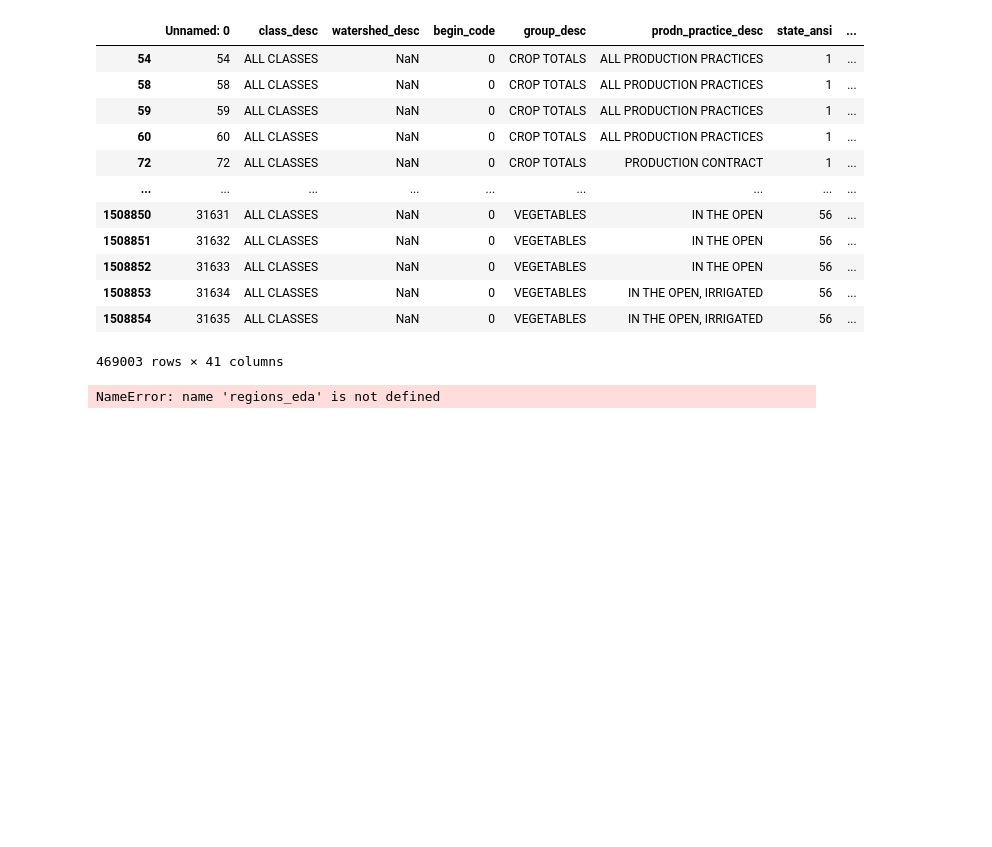
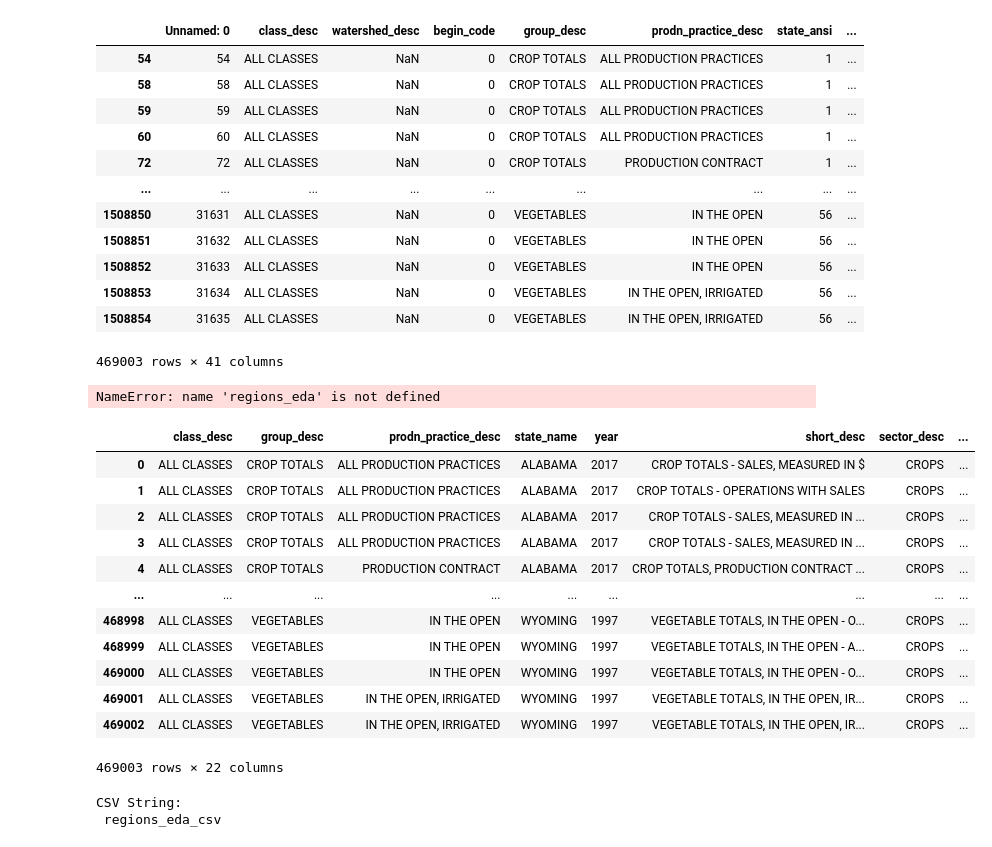
Before and after one commit to CaitlinC91/USDACENSUS_Capstone, a Jupyter notebook: notebooks/usda.ipynb, the cells around one changed output. Drawn from its saved outputs; the diff is of its cells as text; code cells hidden in the pictures; blank space fills up the shorter version.

```diff
--- a/notebooks/usda.ipynb
+++ b/notebooks/usda.ipynb
@@ -532,3 +532,41 @@ regions_eda.to_csv('regions_eda.csv', index = True)
 print('\nCSV String:\n', 'regions_eda_csv')
 # %% [output]
 NameError: name 'regions_eda' is not defined
+# %%
+yikes = pd.read_csv('../data/regions_eda.csv')
+# %%
+def value_lbs_acre(unit_desc, value):
+    if unit_desc == 'BU / ACRE':
+        return value * 56
+    elif unit_desc == 'CWT / ACRE':
+        return value * 100
+    elif unit_desc == 'BALES / ACRE':
+        return value * 500
+    elif unit_desc == 'TONS / ACRE':
+        return value * 1000
+    else:
+        return None
+
+
+yikes['value_lbs_acre'] = yikes.apply(lambda row: value_lbs_acre(row['unit_desc'], row['value']), axis=1)
+yikes
+# %% [output]
+|  | class_desc | group_desc | prodn_practice_desc | state_name | year | short_desc | sector_desc | ... |
+| 0 | ALL CLASSES | CROP TOTALS | ALL PRODUCTION PRACTICES | ALABAMA | 2017 | CROP TOTALS - SALES, MEASURED IN $ | CROPS | ... |
+| 1 | ALL CLASSES | CROP TOTALS | ALL PRODUCTION PRACTICES | ALABAMA | 2017 | CROP TOTALS - OPERATIONS WITH SALES | CROPS | ... |
+| 2 | ALL CLASSES | CROP TOTALS | ALL PRODUCTION PRACTICES | ALABAMA | 2017 | CROP TOTALS - SALES, MEASURED IN ... | CROPS | ... |
+| 3 | ALL CLASSES | CROP TOTALS | ALL PRODUCTION PRACTICES | ALABAMA | 2017 | CROP TOTALS - SALES, MEASURED IN ... | CROPS | ... |
+| 4 | ALL CLASSES | CROP TOTALS | PRODUCTION CONTRACT | ALABAMA | 2017 | CROP TOTALS, PRODUCTION CONTRACT ... | CROPS | ... |
+| ... | ... | ... | ... | ... | ... | ... | ... | ... |
+| 468998 | ALL CLASSES | VEGETABLES | IN THE OPEN | WYOMING | 1997 | VEGETABLE TOTALS, IN THE OPEN - O... | CROPS | ... |
+| 468999 | ALL CLASSES | VEGETABLES | IN THE OPEN | WYOMING | 1997 | VEGETABLE TOTALS, IN THE OPEN - A... | CROPS | ... |
+| 469000 | ALL CLASSES | VEGETABLES | IN THE OPEN | WYOMING | 1997 | VEGETABLE TOTALS, IN THE OPEN - O... | CROPS | ... |
+| 469001 | ALL CLASSES | VEGETABLES | IN THE OPEN, IRRIGATED | WYOMING | 1997 | VEGETABLE TOTALS, IN THE OPEN, IR... | CROPS | ... |
+| 469002 | ALL CLASSES | VEGETABLES | IN THE OPEN, IRRIGATED | WYOMING | 1997 | VEGETABLE TOTALS, IN THE OPEN, IR... | CROPS | ... |
+469003 rows × 22 columns
+# %%
+yikes.to_csv('regions_eda.csv', index = True)
+print('\nCSV String:\n', 'regions_eda_csv')
+# %% [output]
+CSV String:
+ regions_eda_csv
```
Also changed, not shown: 3 other files.
